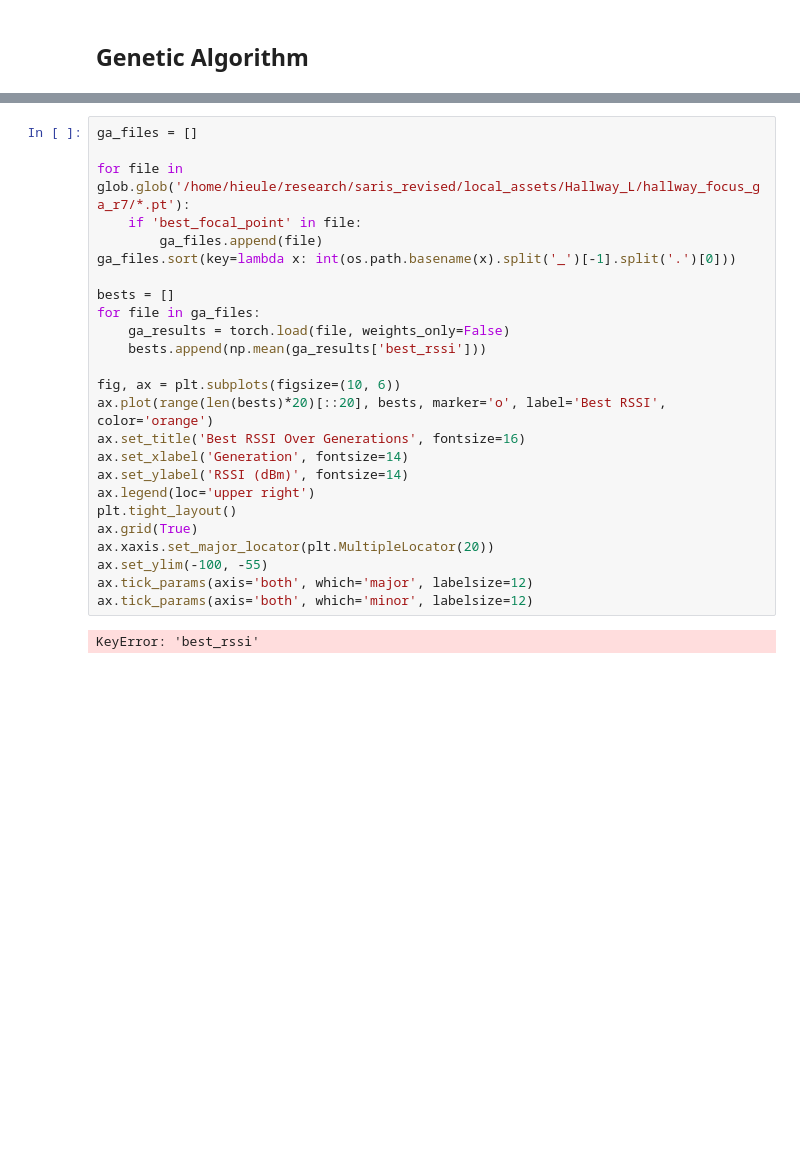
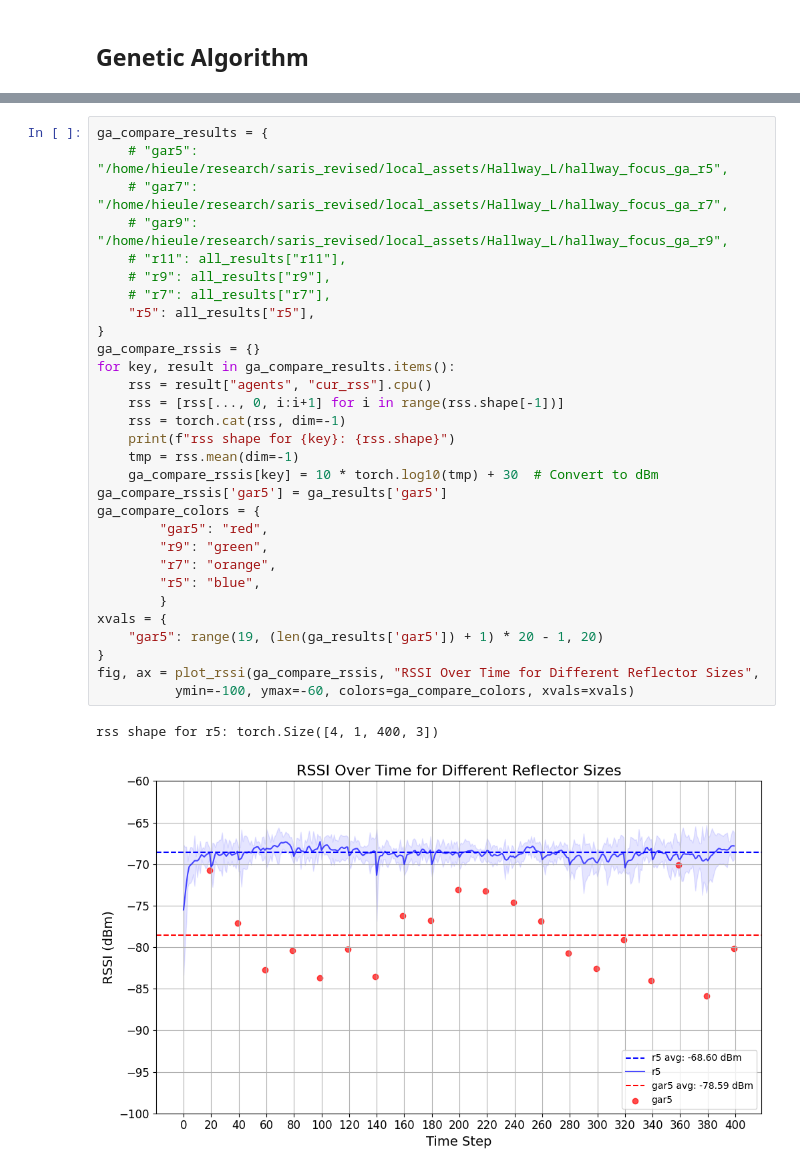
Before and after one commit to hieutrungle/saris_revised, a Jupyter notebook: rs/notebook/hallway_tracking_slow_results.ipynb, the cells around one changed output, grey strips where cells are left out. Saved outputs shown, nothing was run; the diff lists cells and outputs as text; blank space fills up the shorter version.

```diff
--- a/rs/notebook/hallway_slow_tracking_results.ipynb
+++ b/rs/notebook/hallway_tracking_slow_results.ipynb
@@ -258,27 +348,33 @@ defaultdict(list,
 # %%
-ga_files = []
-
-for file in glob.glob('/home/hieule/research/saris_revised/local_assets/Hallway_L/hallway_focus_ga_r7/*.pt'):
-    if 'best_focal_point' in file:
-        ga_files.append(file)
-ga_files.sort(key=lambda x: int(os.path.basename(x).split('_')[-1].split('.')[0]))
-
-bests = []
-for file in ga_files:
-    ga_results = torch.load(file, weights_only=False)
-    bests.append(np.mean(ga_results['best_rssi']))
-
-fig, ax = plt.subplots(figsize=(10, 6))
-ax.plot(range(len(bests)*20)[::20], bests, marker='o', label='Best RSSI', color='orange')
-ax.set_title('Best RSSI Over Generations', fontsize=16)
-ax.set_xlabel('Generation', fontsize=14)
-ax.set_ylabel('RSSI (dBm)', fontsize=14)
-ax.legend(loc='upper right')
-plt.tight_layout()
-ax.grid(True)
-ax.xaxis.set_major_locator(plt.MultipleLocator(20))
-ax.set_ylim(-100, -55)
-ax.tick_params(axis='both', which='major', labelsize=12)
-ax.tick_params(axis='both', which='minor', labelsize=12)
+ga_compare_results = {
+    # "gar5": "/home/hieule/research/saris_revised/local_assets/Hallway_L/hallway_focus_ga_r5",
+    # "gar7": "/home/hieule/research/saris_revised/local_assets/Hallway_L/hallway_focus_ga_r7",
+    # "gar9": "/home/hieule/research/saris_revised/local_assets/Hallway_L/hallway_focus_ga_r9",
+    # "r11": all_results["r11"],
+    # "r9": all_results["r9"],
+    # "r7": all_results["r7"],
+    "r5": all_results["r5"],
+}
+ga_compare_rssis = {}
+for key, result in ga_compare_results.items():
+    rss = result["agents", "cur_rss"].cpu()
+    rss = [rss[..., 0, i:i+1] for i in range(rss.shape[-1])]
+    rss = torch.cat(rss, dim=-1)
+    print(f"rss shape for {key}: {rss.shape}")
+    tmp = rss.mean(dim=-1)
+    ga_compare_rssis[key] = 10 * torch.log10(tmp) + 30  # Convert to dBm
+ga_compare_rssis['gar5'] = ga_results['gar5']
+ga_compare_colors = {
+        "gar5": "red",
+        "r9": "green",
+        "r7": "orange",
+        "r5": "blue",
+        }
+xvals = {
+    "gar5": range(19, (len(ga_results['gar5']) + 1) * 20 - 1, 20)
+}
+fig, ax = plot_rssi(ga_compare_rssis, "RSSI Over Time for Different Reflector Sizes",
+          ymin=-100, ymax=-60, colors=ga_compare_colors, xvals=xvals)
 # %% [output]
-KeyError: 'best_rssi'
+rss shape for r5: torch.Size([4, 1, 400, 3])
+[figure, added]
```
Also changed, not shown: parts of 13 cells of this notebook, 3 other files.
